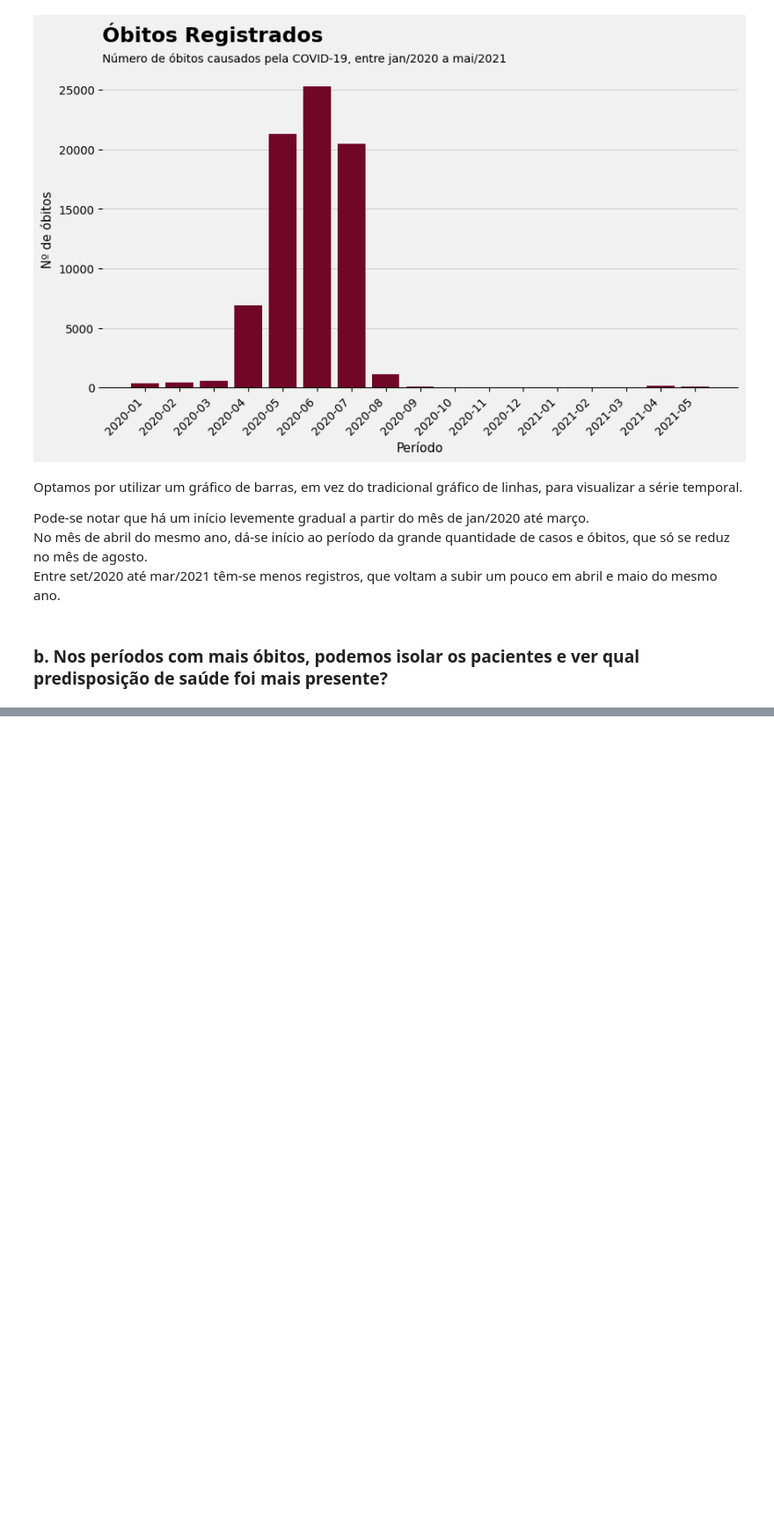
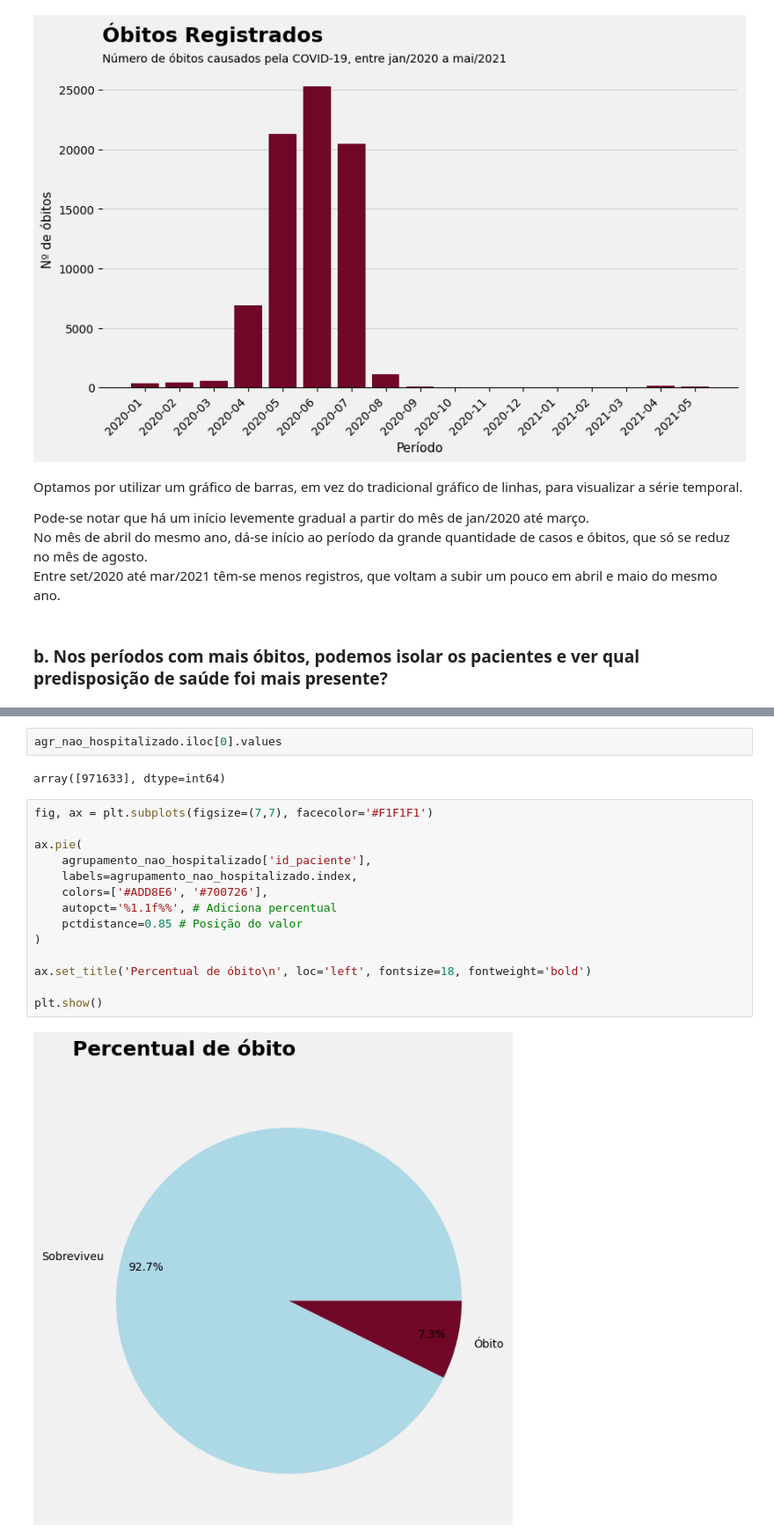
Before and after one commit to lucas-mdsena/python-udemy-module4, a Jupyter notebook: modulo_4.ipynb, the cells around one changed output, grey strips where cells are left out. Shown at 88% size. Cells and saved outputs as stored; diff of their text form; blank space fills up the shorter version.

```diff
--- a/modulo_4.ipynb
+++ b/modulo_4.ipynb
@@ -350,0 +392,20 @@ Index(['sexo', 'tipo_paciente', 'intubado', 'pneumonia', 'gravidez',
+# %%
+agr_nao_hospitalizado.iloc[0].values
+# %% [output]
+array([971633], dtype=int64)
+# %%
+fig, ax = plt.subplots(figsize=(7,7), facecolor='#F1F1F1')
+
+ax.pie(
+    agrupamento_nao_hospitalizado['id_paciente'],
+    labels=agrupamento_nao_hospitalizado.index,
+    colors=['#ADD8E6', '#700726'],
+    autopct='%1.1f%%', # Adiciona percentual
+    pctdistance=0.85 # Posição do valor
+)
+
+ax.set_title('Percentual de óbito\n', loc='left', fontsize=18, fontweight='bold')
+
+plt.show()
+# %% [output]
+[figure, added]
```
Also changed, not shown: parts of 18 cells of this notebook.
